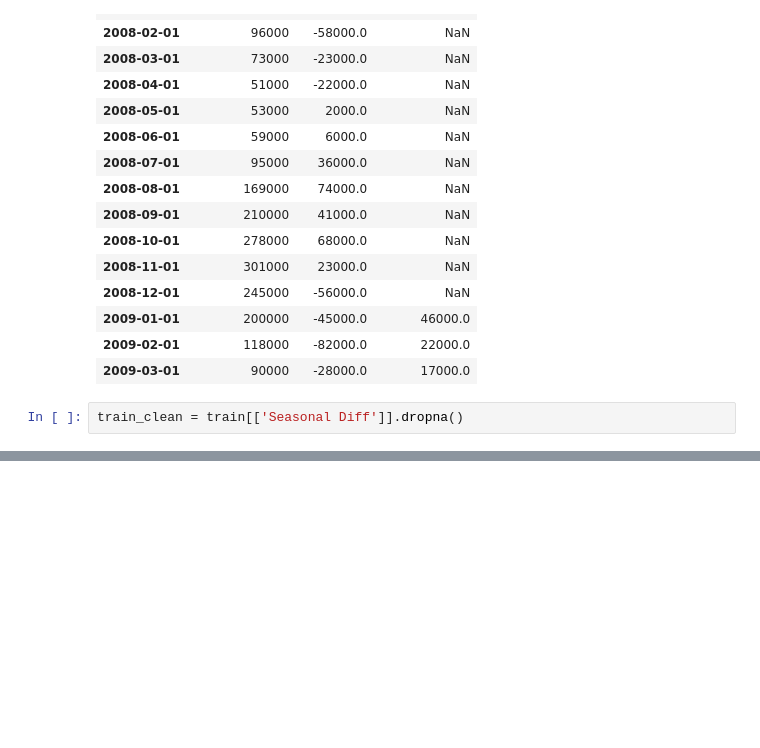
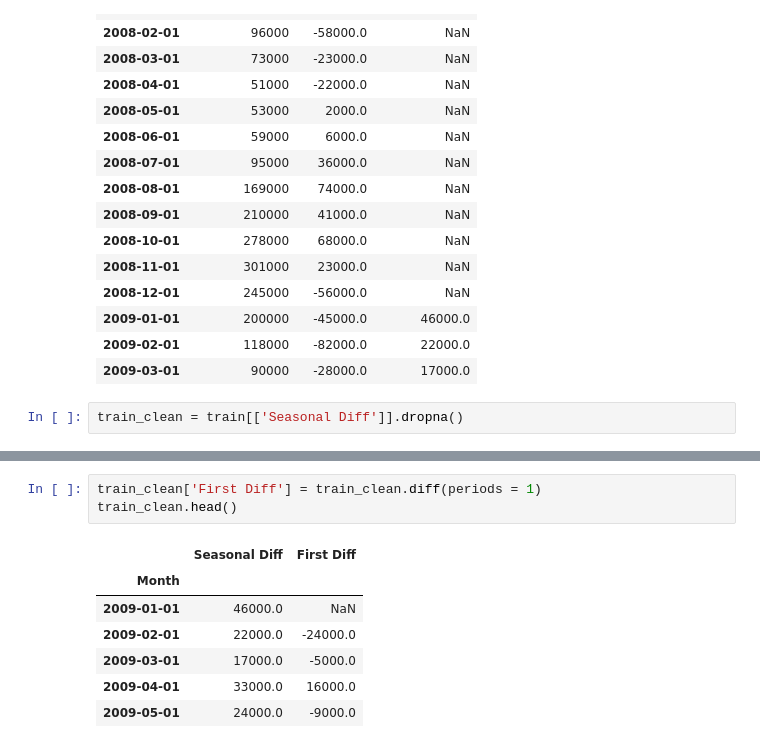
Before and after one commit to hamzajabbarr/time_series_forecasting_example, a Jupyter notebook: Time_series.ipynb, the cells around one changed output, grey strips where cells are left out. Drawn from its saved outputs; the diff is of its cells as text; blank space fills up the shorter version.

```diff
--- a/Time_series.ipynb
+++ b/Time_series.ipynb
@@ -760,0 +781,11 @@ train_clean = train[['Seasonal Diff']].dropna()
+# %%
+train_clean['First Diff'] = train_clean.diff(periods = 1)
+train_clean.head()
+# %% [output]
+|  | Seasonal Diff | First Diff |
+| Month |  |  |
+| 2009-01-01 | 46000.0 | NaN |
+| 2009-02-01 | 22000.0 | -24000.0 |
+| 2009-03-01 | 17000.0 | -5000.0 |
+| 2009-04-01 | 33000.0 | 16000.0 |
+| 2009-05-01 | 24000.0 | -9000.0 |
```
Also changed, not shown: parts of 9 cells of this notebook.
